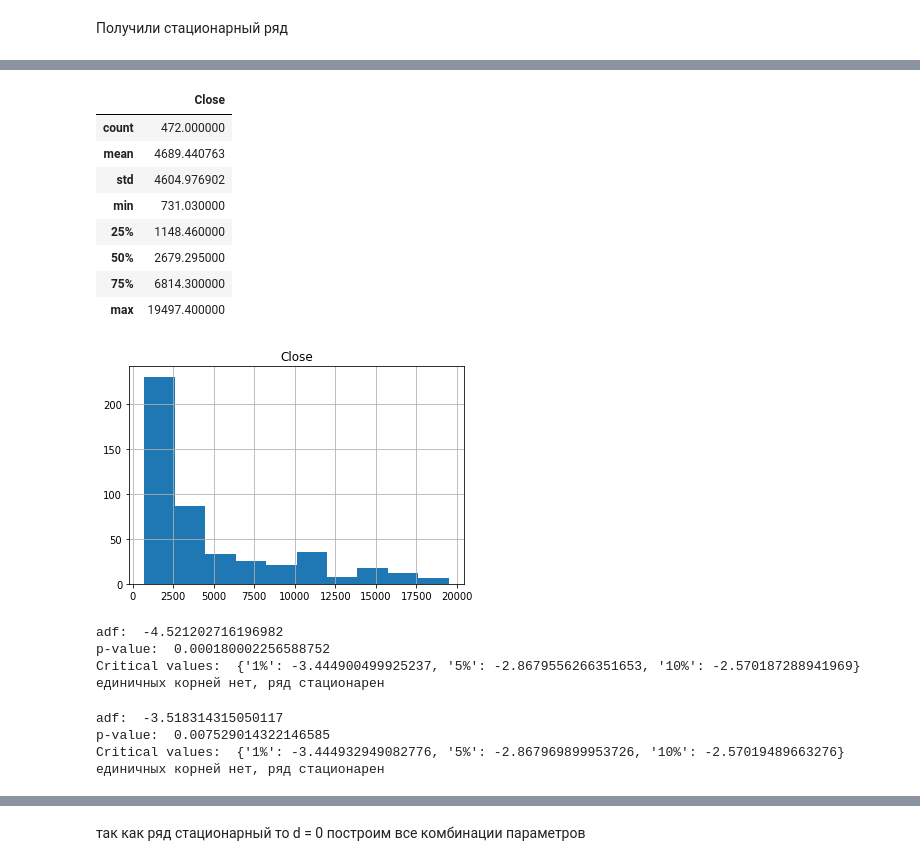
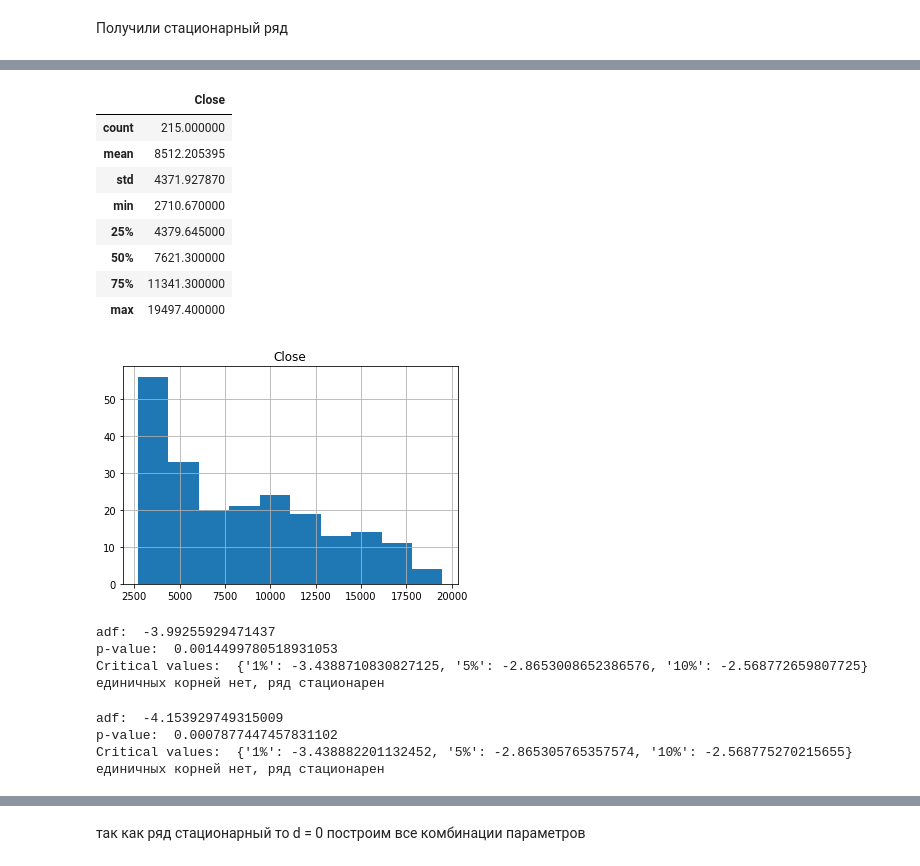
Before and after one commit to ryazadd/Forecasting, a Jupyter notebook: Practicum2.ipynb, the cells around one changed output, grey strips where cells are left out. Cells and saved outputs as stored; diff of their text form; code cells hidden in the pictures.

```diff
--- a/Practicum2.ipynb
+++ b/Practicum2.ipynb
@@ -138,20 +135,20 @@ plt.show()
 # %%
-itog = data.describe()
-data.hist()
+itog = master_data.describe()
+master_data.hist()
 itog
 # %% [output]
 |  | Close |
-| count | 472.000000 |
-| mean | 4689.440763 |
-| std | 4604.976902 |
-| min | 731.030000 |
-| 25% | 1148.460000 |
-| 50% | 2679.295000 |
-| 75% | 6814.300000 |
+| count | 215.000000 |
+| mean | 8512.205395 |
+| std | 4371.927870 |
+| min | 2710.670000 |
+| 25% | 4379.645000 |
+| 50% | 7621.300000 |
+| 75% | 11341.300000 |
 | max | 19497.400000 |
-[figure, old version]
+[figure, new version]
 # %%
-otg1diff = data.diff(periods=1).dropna()
+otg1diff = (master_data.set_index('Date')).diff(periods=1).dropna()
 # print(otg1diff)
 test = sm.tsa.adfuller(otg1diff.Close)
 print ('adf: ', test[0])
@@ -162,12 +159,12 @@ if test[0]> test[4]['5%']:
 else:
     print ('единичных корней нет, ряд стационарен')
 # %% [output]
-adf:  -4.521202716196982
-p-value:  0.000180002256588752
-Critical values:  {'1%': -3.444900499925237, '5%': -2.8679556266351653, '10%': -2.570187288941969}
+adf:  -3.99255929471437
+p-value:  0.0014499780518931053
+Critical values:  {'1%': -3.4388710830827125, '5%': -2.8653008652386576, '10%': -2.568772659807725}
 единичных корней нет, ряд стационарен
 # %%
-otg2diff = data.diff(periods=2).dropna()
+otg2diff = (master_data.set_index('Date')).diff(periods=2).dropna()
 # print(otg1diff)
 test = sm.tsa.adfuller(otg2diff.Close)
 print ('adf: ', test[0])
@@ -178,7 +175,7 @@ if test[0]> test[4]['5%']:
 else:
     print ('единичных корней нет, ряд стационарен')
 # %% [output]
-adf:  -3.518314315050117
-p-value:  0.007529014322146585
-Critical values:  {'1%': -3.444932949082776, '5%': -2.867969899953726, '10%': -2.57019489663276}
+adf:  -4.153929749315009
+p-value:  0.0007877447457831102
+Critical values:  {'1%': -3.438882201132452, '5%': -2.865305765357574, '10%': -2.568775270215655}
 единичных корней нет, ряд стационарен
```
Also changed, not shown: parts of 33 cells of this notebook.
